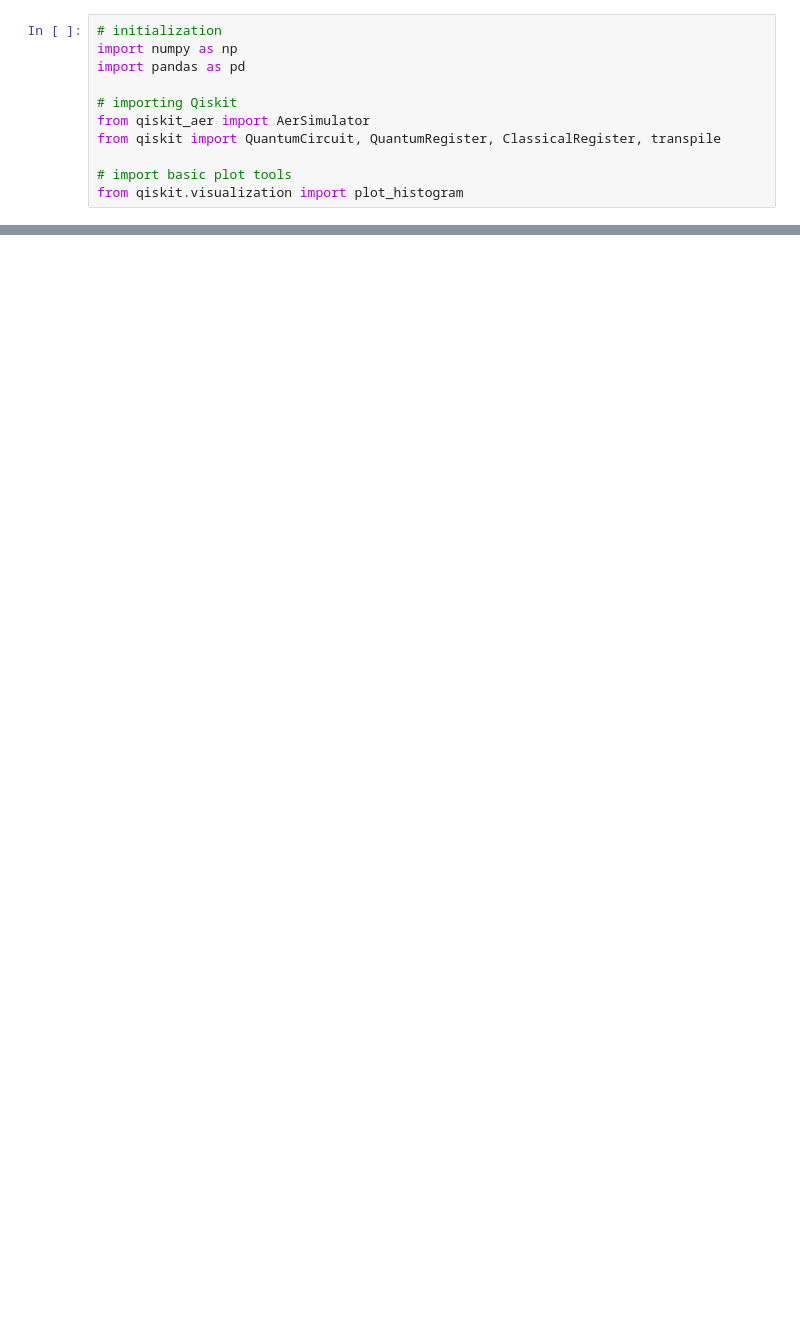
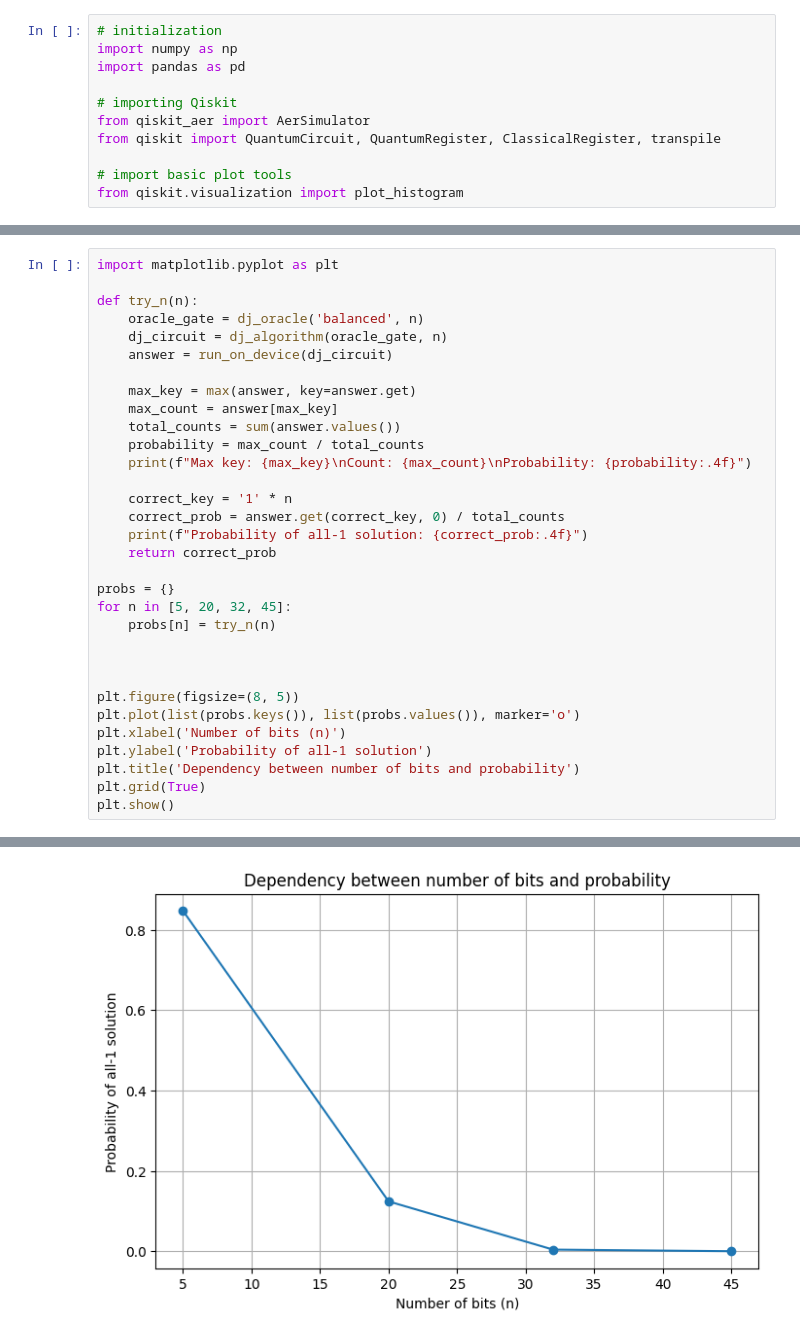
Before and after one commit to tglik/QuantumLearn, a Jupyter notebook: Deutsch-Jozsa.ipynb, the cells around one changed output, grey strips where cells are left out. Cells and saved outputs as stored; diff of their text form; blank space fills up the shorter version.

```diff
--- a/Deutsch-Jozsa.ipynb
+++ b/Deutsch-Jozsa.ipynb
@@ -121,0 +136,33 @@ Finished run
+# %%
+import matplotlib.pyplot as plt
+
+def try_n(n):
+    oracle_gate = dj_oracle('balanced', n)
+    dj_circuit = dj_algorithm(oracle_gate, n)
+    answer = run_on_device(dj_circuit)
+
+    max_key = max(answer, key=answer.get)
+    max_count = answer[max_key]
+    total_counts = sum(answer.values())
+    probability = max_count / total_counts
+    print(f"Max key: {max_key}\nCount: {max_count}\nProbability: {probability:.4f}")
+
+    correct_key = '1' * n
+    correct_prob = answer.get(correct_key, 0) / total_counts
+    print(f"Probability of all-1 solution: {correct_prob:.4f}")
+    return correct_prob
+
+probs = {}
+for n in [5, 20, 32, 45]:
+    probs[n] = try_n(n)
+
+
+
+plt.figure(figsize=(8, 5))
+plt.plot(list(probs.keys()), list(probs.values()), marker='o')
+plt.xlabel('Number of bits (n)')
+plt.ylabel('Probability of all-1 solution')
+plt.title('Dependency between number of bits and probability')
+plt.grid(True)
+plt.show()
+# %% [output]
@@ -121,0 +186 @@ Finished run
+[figure, added]
```
Also changed, not shown: parts of 6 cells of this notebook.
